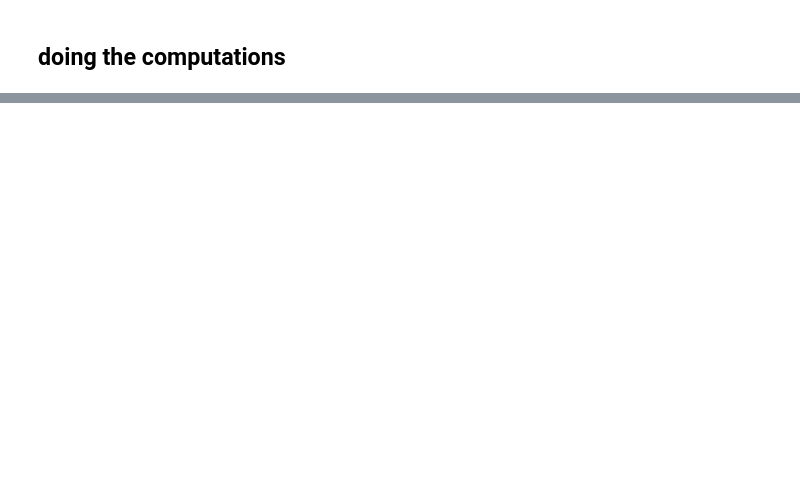
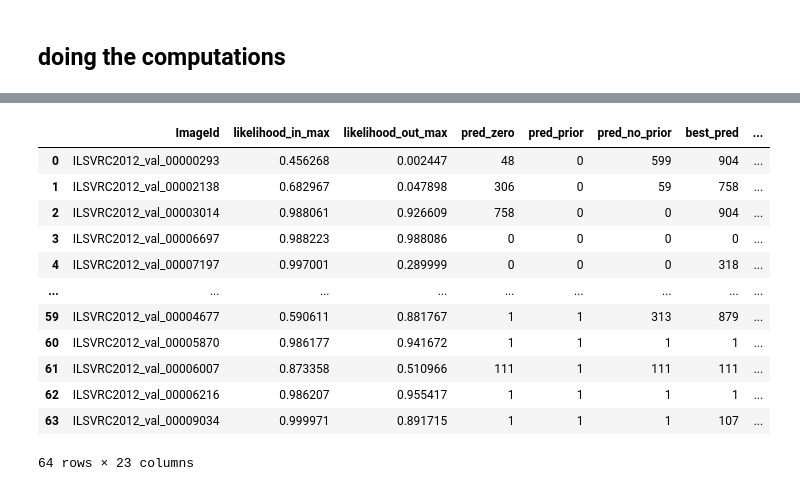
Before and after one commit to bicv/Retinotopy, a Jupyter notebook: 25_stats_of_likelihood_map.ipynb, the cells around one changed output, grey strips where cells are left out. Cells and saved outputs as stored; diff of their text form; code cells hidden in the pictures; blank space fills up the shorter version.

```diff
--- a/25_stats_of_likelihood_map.ipynb
+++ b/25_stats_of_likelihood_map.ipynb
@@ -355,43 +26,0 @@ model_name='resnet101'
-# %%
-
-dist = np.array(results['distance'])
-
-#distance_plot = np.concatenate(dist)
-#distance_plot = normalize_array(dist)
-
-for model_data_set_type in data_set_types: # data_set_types:
-    print(50*'=')
-    print(f'{model_data_set_type=}')
-
-
-    print(50*'-')
-
-    for model_name in ['resnet18', 'resnet50', 'resnet101']:
-        print(f'{model_name=}')
-        print(50*'.')
-
-        fig, ax = plt.subplots(1, 1, figsize=(5, 5))
-        plt.tick_params(axis='both', which='major', labelsize=10)
-
-        for df_, label in zip([ df, df_ret], ['Cartesian', 'Retinotopic']):
-            list_dist = []
-
-
-            likelihood_plot = np.concatenate([np.array(df_['in_point']), np.array(df_['mid_point']), np.array(df_['ext_point'])])
-
-            new_likelihood_plot = []
-            for i in np.linspace(0, 1, 100 ):
-                new_likelihood_plot.append(likelihood_plot[np.where(distance_plot > i)].mean())
-
-
-
-            ax.plot(np.linspace(0, 1, 100 ), new_likelihood_plot, lw=2, marker='.', label=label)
-            ax.set_xlabel(f"Distance to max position", size=12)
-            ax.set_ylabel(f"Mean Likelihood ", size=12)
-            ax.spines['left'].set_position(('axes', -0.01))
-
-            ax.grid(which='both')
-            ax.legend()
-            for side in ['top', 'right'] :ax.spines[side].set_visible(False)
-            ax.set_title(df_filename)
-            #axs[0].set_title(f'Average values of the accuracy for different parameters :', size=10);
@@ -801,0 +139,16 @@ for ext in exts:
+# %%
+df_map
+# %% [output]
+|  | ImageId | likelihood_in_max | likelihood_out_max | pred_zero | pred_prior | pred_no_prior | best_pred | ... |
+| 0 | ILSVRC2012_val_00000293 | 0.456268 | 0.002447 | 48 | 0 | 599 | 904 | ... |
+| 1 | ILSVRC2012_val_00002138 | 0.682967 | 0.047898 | 306 | 0 | 59 | 758 | ... |
+| 2 | ILSVRC2012_val_00003014 | 0.988061 | 0.926609 | 758 | 0 | 0 | 904 | ... |
+| 3 | ILSVRC2012_val_00006697 | 0.988223 | 0.988086 | 0 | 0 | 0 | 0 | ... |
+| 4 | ILSVRC2012_val_00007197 | 0.997001 | 0.289999 | 0 | 0 | 0 | 318 | ... |
+| ... | ... | ... | ... | ... | ... | ... | ... | ... |
+| 59 | ILSVRC2012_val_00004677 | 0.590611 | 0.881767 | 1 | 1 | 313 | 879 | ... |
+| 60 | ILSVRC2012_val_00005870 | 0.986177 | 0.941672 | 1 | 1 | 1 | 1 | ... |
+| 61 | ILSVRC2012_val_00006007 | 0.873358 | 0.510966 | 111 | 1 | 111 | 111 | ... |
+| 62 | ILSVRC2012_val_00006216 | 0.986207 | 0.955417 | 1 | 1 | 1 | 1 | ... |
+| 63 | ILSVRC2012_val_00009034 | 0.999971 | 0.891715 | 1 | 1 | 1 | 107 | ... |
+64 rows × 23 columns
```
Also changed, not shown: parts of 39 cells of this notebook.
